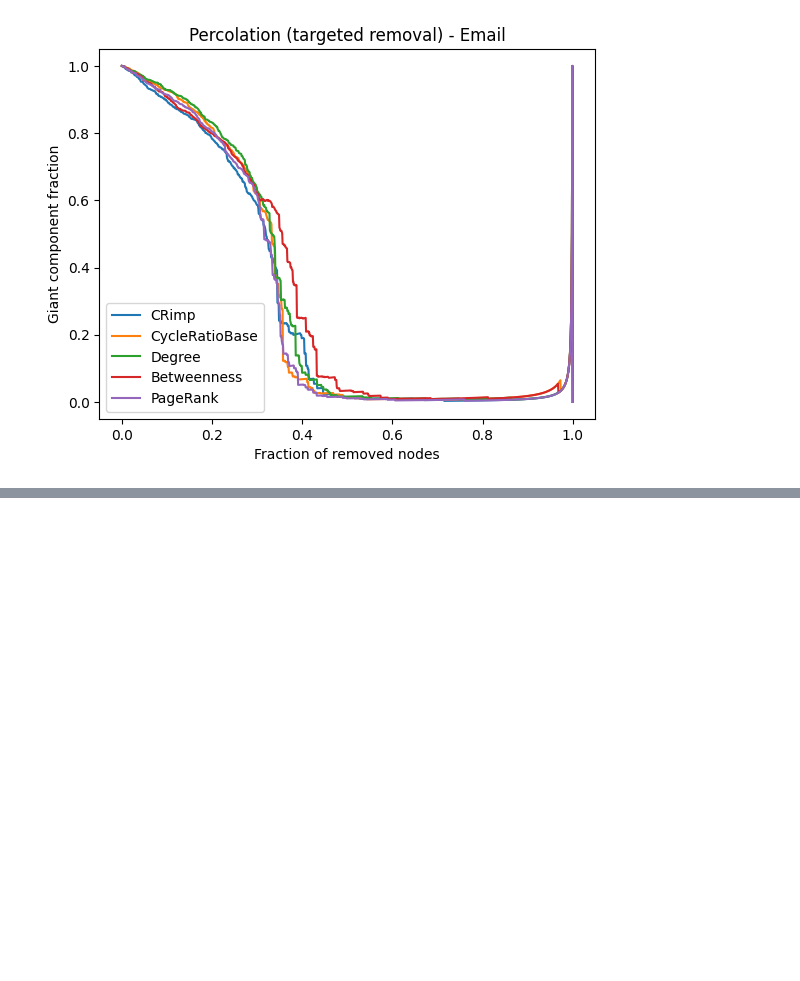
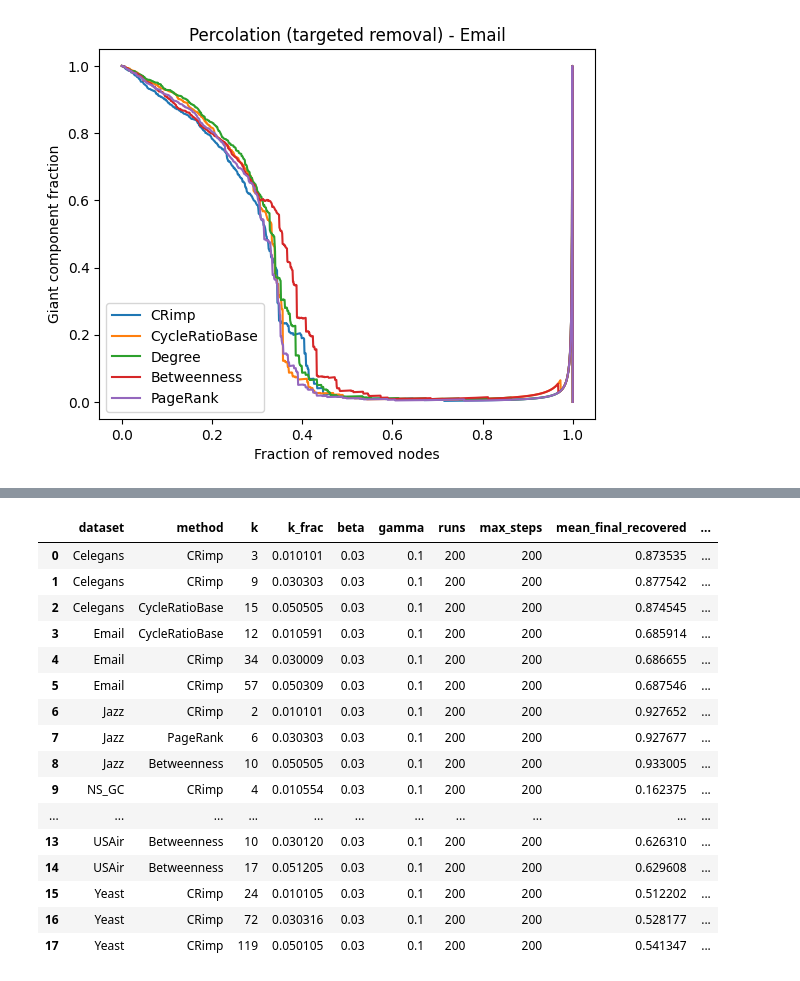
Before and after one commit to devbysina/crimp-project, a Jupyter notebook: notebooks/04_real_datasets.ipynb, the cells around one changed output, grey strips where cells are left out. Cells and saved outputs as stored; diff of their text form; code cells hidden in the pictures; blank space fills up the shorter version.

```diff
--- a/notebooks/04_real_datasets.ipynb
+++ b/notebooks/04_real_datasets.ipynb
@@ -191,0 +372,27 @@ plt.show()
+# %%
+best_sir_df = (
+    sir_real_df.sort_values(["dataset", "k", "mean_final_recovered"], ascending=[True, True, False])
+    .groupby(["dataset", "k"], as_index=False)
+    .head(1)
+    .reset_index(drop=True)
+)
+
+best_sir_df
+# %% [output]
+|  | dataset | method | k | k_frac | beta | gamma | runs | max_steps | mean_final_recovered | ... |
+| 0 | Celegans | CRimp | 3 | 0.010101 | 0.03 | 0.1 | 200 | 200 | 0.873535 | ... |
+| 1 | Celegans | CRimp | 9 | 0.030303 | 0.03 | 0.1 | 200 | 200 | 0.877542 | ... |
+| 2 | Celegans | CycleRatioBase | 15 | 0.050505 | 0.03 | 0.1 | 200 | 200 | 0.874545 | ... |
+| 3 | Email | CycleRatioBase | 12 | 0.010591 | 0.03 | 0.1 | 200 | 200 | 0.685914 | ... |
+| 4 | Email | CRimp | 34 | 0.030009 | 0.03 | 0.1 | 200 | 200 | 0.686655 | ... |
+| 5 | Email | CRimp | 57 | 0.050309 | 0.03 | 0.1 | 200 | 200 | 0.687546 | ... |
+| 6 | Jazz | CRimp | 2 | 0.010101 | 0.03 | 0.1 | 200 | 200 | 0.927652 | ... |
+| 7 | Jazz | PageRank | 6 | 0.030303 | 0.03 | 0.1 | 200 | 200 | 0.927677 | ... |
+| 8 | Jazz | Betweenness | 10 | 0.050505 | 0.03 | 0.1 | 200 | 200 | 0.933005 | ... |
+| 9 | NS_GC | CRimp | 4 | 0.010554 | 0.03 | 0.1 | 200 | 200 | 0.162375 | ... |
+| ... | ... | ... | ... | ... | ... | ... | ... | ... | ... | ... |
+| 13 | USAir | Betweenness | 10 | 0.030120 | 0.03 | 0.1 | 200 | 200 | 0.626310 | ... |
+| 14 | USAir | Betweenness | 17 | 0.051205 | 0.03 | 0.1 | 200 | 200 | 0.629608 | ... |
+| 15 | Yeast | CRimp | 24 | 0.010105 | 0.03 | 0.1 | 200 | 200 | 0.512202 | ... |
+| 16 | Yeast | CRimp | 72 | 0.030316 | 0.03 | 0.1 | 200 | 200 | 0.528177 | ... |
+| 17 | Yeast | CRimp | 119 | 0.050105 | 0.03 | 0.1 | 200 | 200 | 0.541347 | ... |
```
Also changed, not shown: parts of 8 cells of this notebook, 3 other files.
